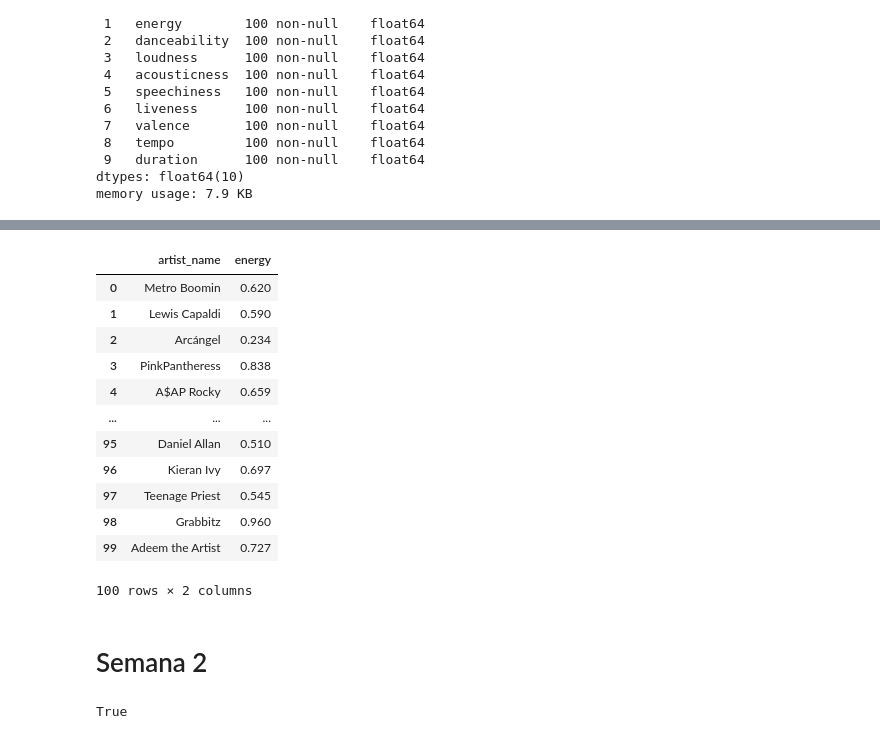
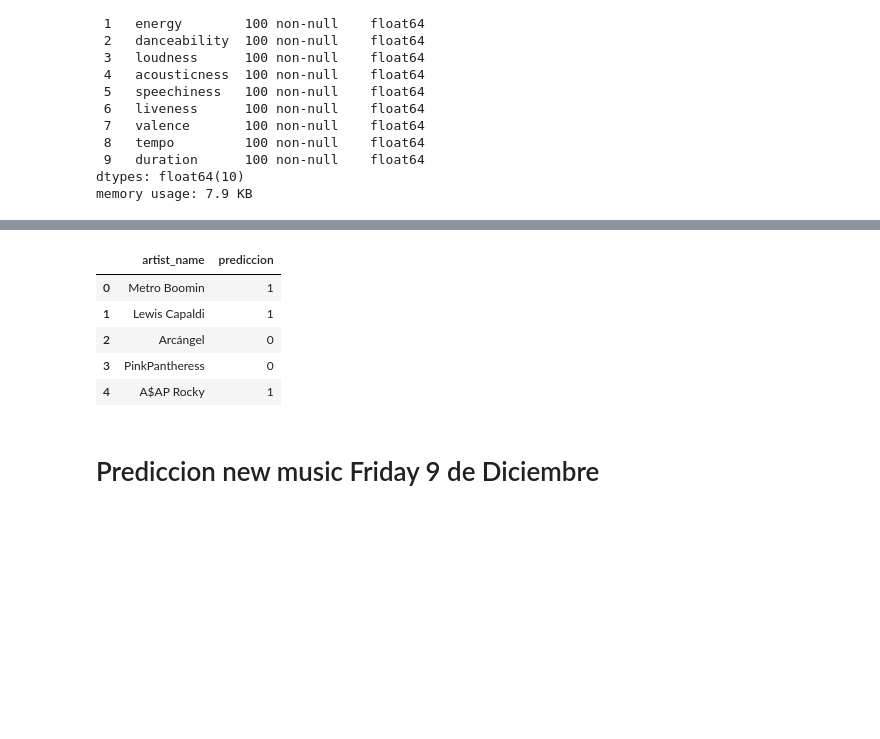
Before and after one commit to fjgarciaes/Proyecto-Final-Spotify, a Jupyter notebook: Spotify data proyecto final unpopular random with singers EL BUENO DEL TODO.ipynb, the cells around one changed output, grey strips where cells are left out. Drawn from its saved outputs; the diff is of its cells as text; code cells hidden in the pictures; blank space fills up the shorter version.

```diff
--- a/Spotify data proyecto final unpopular random with singers EL BUENO DEL TODO.ipynb
+++ b/Spotify data proyecto final unpopular random with singers EL BUENO DEL TODO.ipynb
@@ -820,16 +707,9 @@ hit_or_not['artist_name'].value_counts()
 # %%
-datos_spotipy_week_1[['artist_name','energy']]
+datos_spotipy_week_1[['artist_name','prediccion']].head()
 # %% [output]
-|  | artist_name | energy |
-| 0 | Metro Boomin | 0.620 |
-| 1 | Lewis Capaldi | 0.590 |
-| 2 | Arcángel | 0.234 |
-| 3 | PinkPantheress | 0.838 |
-| 4 | A$AP Rocky | 0.659 |
-| ... | ... | ... |
-| 95 | Daniel Allan | 0.510 |
-| 96 | Kieran Ivy | 0.697 |
-| 97 | Teenage Priest | 0.545 |
-| 98 | Grabbitz | 0.960 |
-| 99 | Adeem the Artist | 0.727 |
+|  | artist_name | prediccion |
+| 0 | Metro Boomin | 1 |
+| 1 | Lewis Capaldi | 1 |
+| 2 | Arcángel | 0 |
+| 3 | PinkPantheress | 0 |
+| 4 | A$AP Rocky | 1 |
-100 rows × 2 columns
@@ -838,11 +716,7 @@ datos_spotipy_week_1.columns
 # %%
 datos_spotipy_week_1.to_csv('../Proyecto-FInal-Spotify/CSV_primeros/datos_spotipy_week_1.csv', index=False)
 # %% [markdown]
-# Semana 2
+#  Prediccion new music Friday 9 de Diciembre
 # %%
 datos_spotipy_week_2 = pd.read_csv('../Proyecto-FInal-Spotify/CSV_full/data_week_9DEC.csv')
-# %%
-datos_spotipy_week_2.drop_duplicates().shape==datos_spotipy_week_2.shape    # NO hay duplicados
-# %% [output]
-True
 # %%
```
Also changed, not shown: parts of 48 cells of this notebook, 8 other files.
